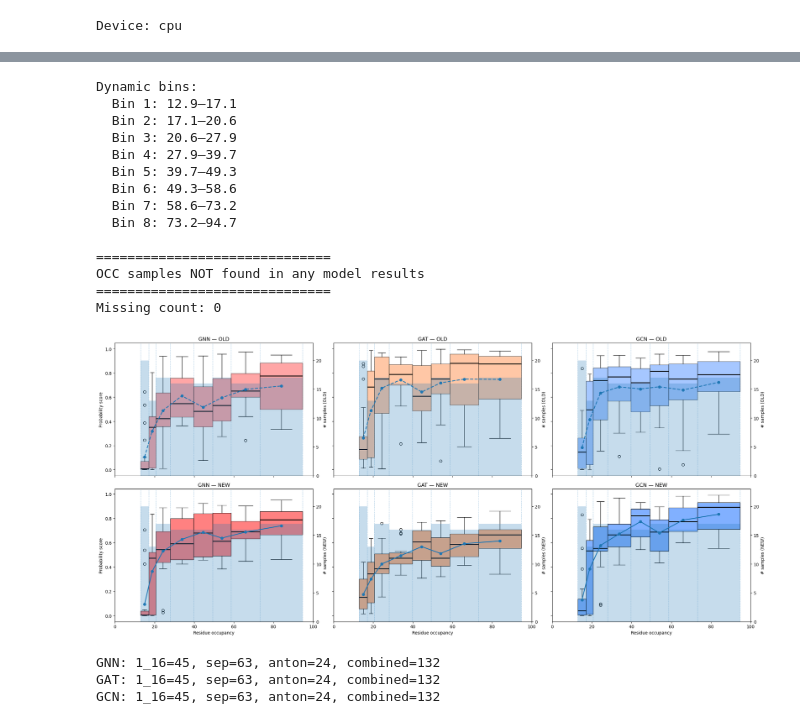
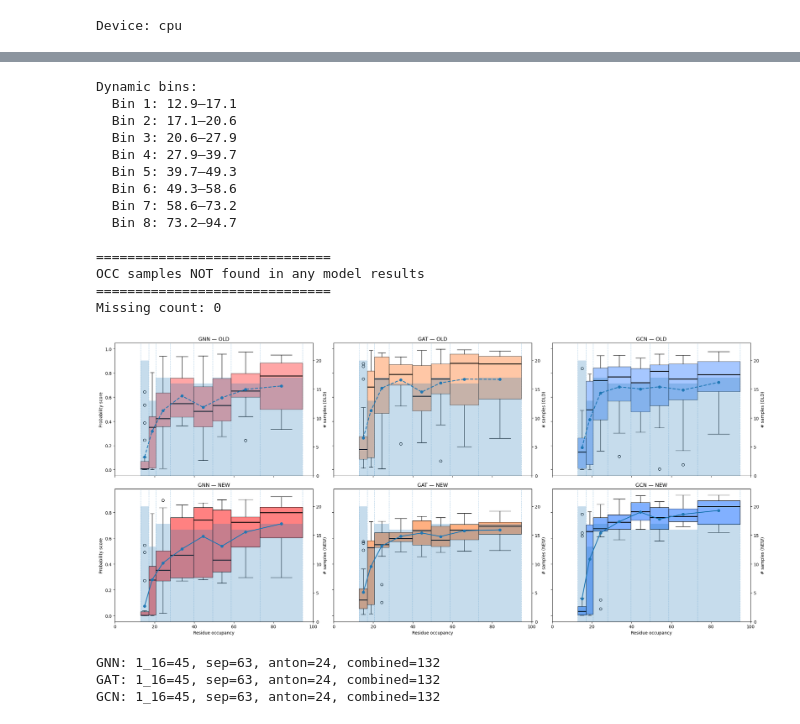
Before and after one commit to LynaLuo-Lab/CholBindNet, a Jupyter notebook: CLR_Ligand_Evaluation/Evaluation.ipynb, the cells around one changed output, grey strips where cells are left out. Saved outputs shown, nothing was run; the diff lists cells and outputs as text; code cells hidden in the pictures.

```diff
--- a/CLR_Ligand_Evaluation/Evaluation.ipynb
+++ b/CLR_Ligand_Evaluation/Evaluation.ipynb
@@ -559,25 +786,25 @@ BASE = Path(".")
 
 # 1_16 results
 MODEL_FILES_1_16 = {
-    "GNN": BASE / "PU_EvalOutputs_Ensemble/1_16_results/CNN2D_graph_format_1_16/CNN2D_ENSEMBLE_eval_probs_and_labels.csv",
-    "GAT": BASE / "PU_EvalOutputs_Ensemble/1_16_results/GAT_separate_graphs_1_16/GAT_ENSEMBLE_eval_probs_and_labels.csv",
-    "GCN": BASE / "PU_EvalOutputs_Ensemble/1_16_results/GCN_separate_graphs_1_16/GCN_ENSEMBLE_eval_probs_and_labels.csv",
+    "GNN": BASE / "PU_EvalOutputs_Ensemble/1_16_results/CNN2D_5_exp_graph_format_1_16/CNN2D_ENSEMBLE_eval_probs_and_labels.csv",
+    "GAT": BASE / "PU_EvalOutputs_Ensemble/1_16_results/GAT_5_exp_separate_graphs_1_16/GAT_ENSEMBLE_eval_probs_and_labels.csv",
+    "GCN": BASE / "PU_EvalOutputs_Ensemble/1_16_results/GCN_5_exp_separate_graphs_1_16/GCN_ENSEMBLE_eval_probs_and_labels.csv",
 }
 OCC_PREFIX_1_16 = "1_16-piezo-graph-5A"
 
 # sep results
 MODEL_FILES_SEP = {
-    "GNN": BASE / "PU_EvalOutputs_Ensemble/sep_results/CNN2D_graph_format_sep/CNN2D_ENSEMBLE_eval_probs_and_labels.csv",
-    "GAT": BASE / "PU_EvalOutputs_Ensemble/sep_results/GAT_separate_graphs_sep/GAT_ENSEMBLE_eval_probs_and_labels.csv",
-    "GCN": BASE / "PU_EvalOutputs_Ensemble/sep_results/GCN_separate_graphs_sep/GCN_ENSEMBLE_eval_probs_and_labels.csv",
+    "GNN": BASE / "PU_EvalOutputs_Ensemble/sep_results/CNN2D_5_exp_graph_format_sep/CNN2D_ENSEMBLE_eval_probs_and_labels.csv",
+    "GAT": BASE / "PU_EvalOutputs_Ensemble/sep_results/GAT_5_exp_separate_graphs_sep/GAT_ENSEMBLE_eval_probs_and_labels.csv",
+    "GCN": BASE / "PU_EvalOutputs_Ensemble/sep_results/GCN_5_exp_separate_graphs_sep/GCN_ENSEMBLE_eval_probs_and_labels.csv",
 }
 OCC_PREFIX_SEP = "separate-piezo-graph-5A"
 
 # anton results (NEW)
 MODEL_FILES_ANTON = {
-    "GNN": BASE / "PU_EvalOutputs_Ensemble/anton_results/CNN2D_graph_format_anton/CNN2D_ENSEMBLE_eval_probs_and_labels.csv",
-    "GAT": BASE / "PU_EvalOutputs_Ensemble/anton_results/GAT_separate_graphs_anton/GAT_ENSEMBLE_eval_probs_and_labels.csv",
-    "GCN": BASE / "PU_EvalOutputs_Ensemble/anton_results/GCN_separate_graphs_anton/GCN_ENSEMBLE_eval_probs_and_labels.csv",
+    "GNN": BASE / "PU_EvalOutputs_Ensemble/anton_results/CNN2D_5_exp_graph_format_anton/CNN2D_ENSEMBLE_eval_probs_and_labels.csv",
+    "GAT": BASE / "PU_EvalOutputs_Ensemble/anton_results/GAT_5_exp_separate_graphs_anton/GAT_ENSEMBLE_eval_probs_and_labels.csv",
+    "GCN": BASE / "PU_EvalOutputs_Ensemble/anton_results/GCN_5_exp_separate_graphs_anton/GCN_ENSEMBLE_eval_probs_and_labels.csv",
 }
 OCC_PREFIX_ANTON = "anton-piezo-graph-5A"
 
@@ -1034,34 +1261,34 @@ for col_idx, model_name in enumerate(models_in_order):
         ax_new.axvline(edge, linestyle="--", linewidth=0.8, alpha=0.4)
 
 plt.tight_layout()
 plt.show()
 
 # =========================
 # Sanity prints
 # =========================
 for model_name in models_in_order:
     print(
         f"{model_name}: 1_16={len(dfs_1_16[model_name])}, "
         f"sep={len(dfs_sep[model_name])}, "
         f"anton={len(dfs_anton[model_name])}, "
         f"combined={len(dfs_all[model_name])}"
     )
 # %% [output]
 Dynamic bins:
   Bin 1: 12.9–17.1
   Bin 2: 17.1–20.6
   Bin 3: 20.6–27.9
   Bin 4: 27.9–39.7
   Bin 5: 39.7–49.3
   Bin 6: 49.3–58.6
   Bin 7: 58.6–73.2
   Bin 8: 73.2–94.7
 
 ==============================
 OCC samples NOT found in any model results
 ==============================
 Missing count: 0
-[figure, old version]
+[figure, new version]
 GNN: 1_16=45, sep=63, anton=24, combined=132
 GAT: 1_16=45, sep=63, anton=24, combined=132
 GCN: 1_16=45, sep=63, anton=24, combined=132
```
Also changed, not shown: parts of 3 cells of this notebook.
